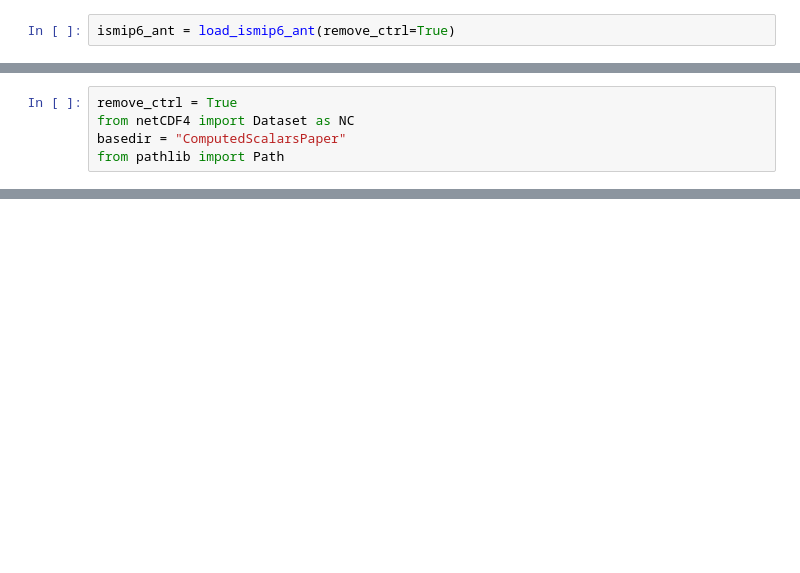
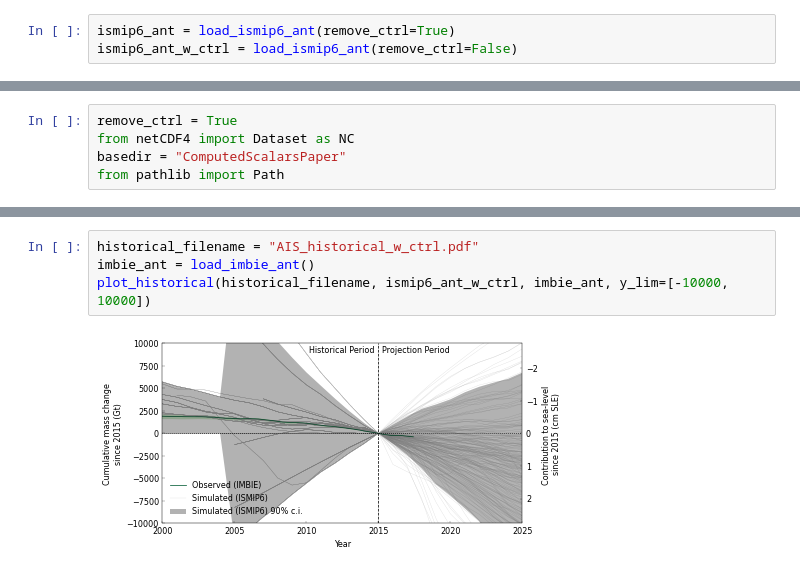
Before and after one commit to aaschwanden/ismip6-ipcc, a Jupyter notebook: analyze_slr_predictions.ipynb, the cells around one changed output, grey strips where cells are left out. Drawn from its saved outputs; the diff is of its cells as text; blank space fills up the shorter version.

```diff
--- a/analyze_slr_predictions.ipynb
+++ b/analyze_slr_predictions.ipynb
@@ -219,6 +215,7 @@ samples = pd.read_csv(samples_file).rename(columns={"id": "Experiment"})
 as19_norm = pd.merge(as19_norm, samples, on="Experiment")
 # %%
 ismip6_ant = load_ismip6_ant(remove_ctrl=True)
+ismip6_ant_w_ctrl = load_ismip6_ant(remove_ctrl=False)
 # %% [output]
 ismip6_ant_ctrl_removed.csv.gz not found locally. Downloading the ISMIP6 archive.
    ...and converting to CSV
@@ -404,0 +235,6 @@ TypeError: 'quantile' cannot be performed against 'object' dtypes!
+# %%
+historical_filename = "AIS_historical_w_ctrl.pdf"
+imbie_ant = load_imbie_ant()
+plot_historical(historical_filename, ismip6_ant_w_ctrl, imbie_ant, y_lim=[-10000, 10000])
+# %% [output]
+[figure, added]
```
Also changed, not shown: parts of 13 cells of this notebook, 1 other file.
